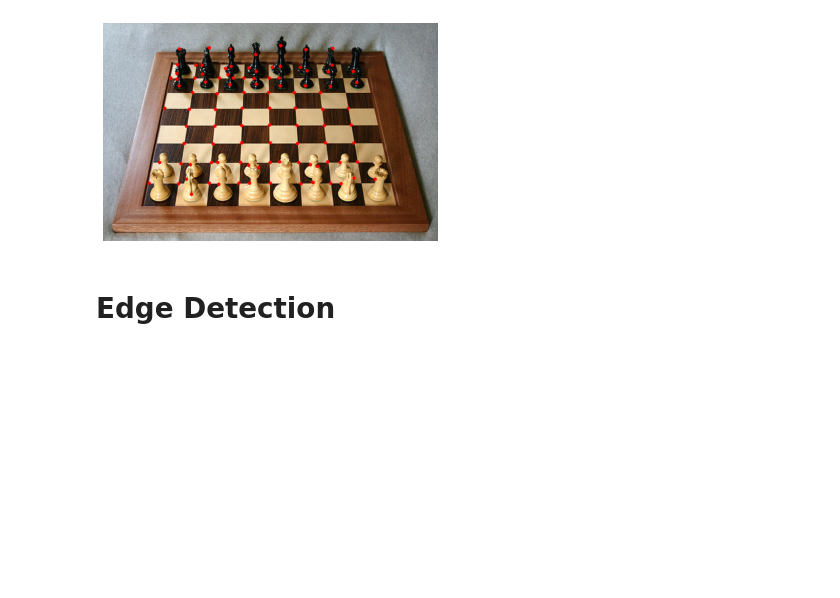
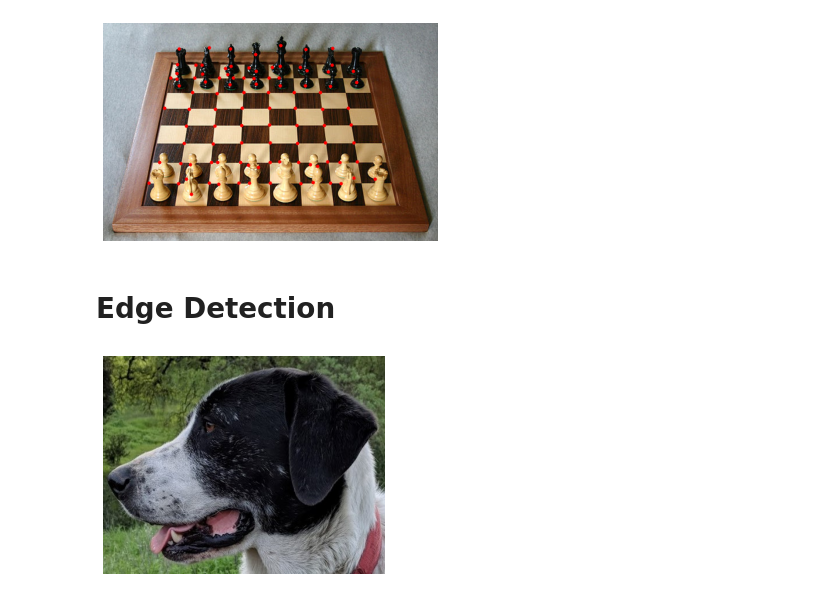
Before and after one commit to luisespriella9/Computer-Vision-Udemy, a Jupyter notebook: Object_Detection.ipynb, the cells around one changed output. Cells and saved outputs as stored; diff of their text form; code cells hidden in the pictures; blank space fills up the shorter version.

```diff
--- a/Object_Detection.ipynb
+++ b/Object_Detection.ipynb
@@ -32,9 +32,14 @@ import cv2
 import numpy as np
 import matplotlib.pyplot as plt
 # %%
-def load_image(path):
-    img = cv2.imread(path)
-    img = cv2.cvtColor(img, cv2.COLOR_BGR2RGB)
+def load_image(path, gray=False):
+    if (gray):
+        img = cv2.imread(path, 0)
+    else:
+        img = cv2.imread(path)
+        img = cv2.cvtColor(img, cv2.COLOR_BGR2RGB)
+    if (img is None):
+        print("could not read image in path: ", path)
     return img
 
 def show_image(img, gray=False):
@@ -117,3 +122,8 @@ show_image(real_chess)
 [figure]
 # %% [markdown]
 # Edge Detection
+# %%
+sammy_face = load_image(working_directory+'/sammy_face.jpg')
+show_image(sammy_face)
+# %% [output]
+[figure, added]
```
Also changed, not shown: parts of 12 cells of this notebook.
